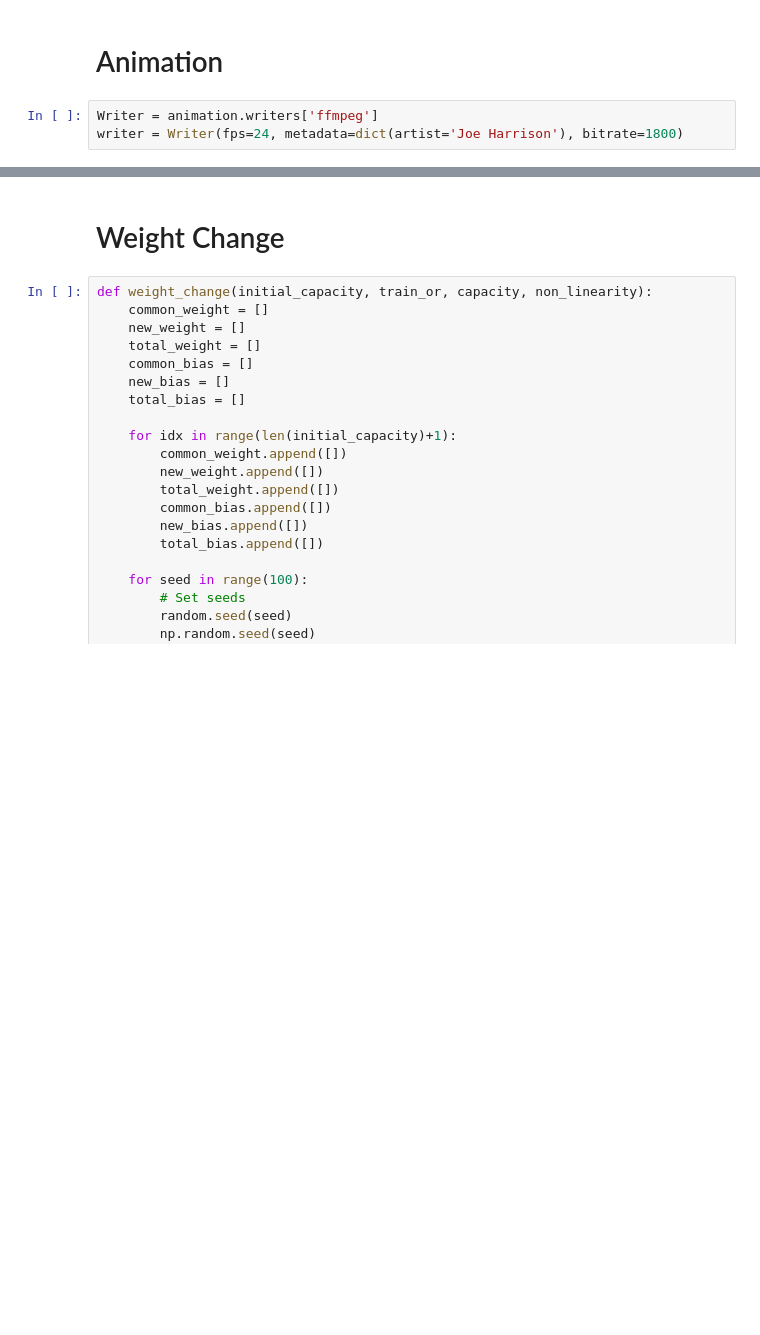
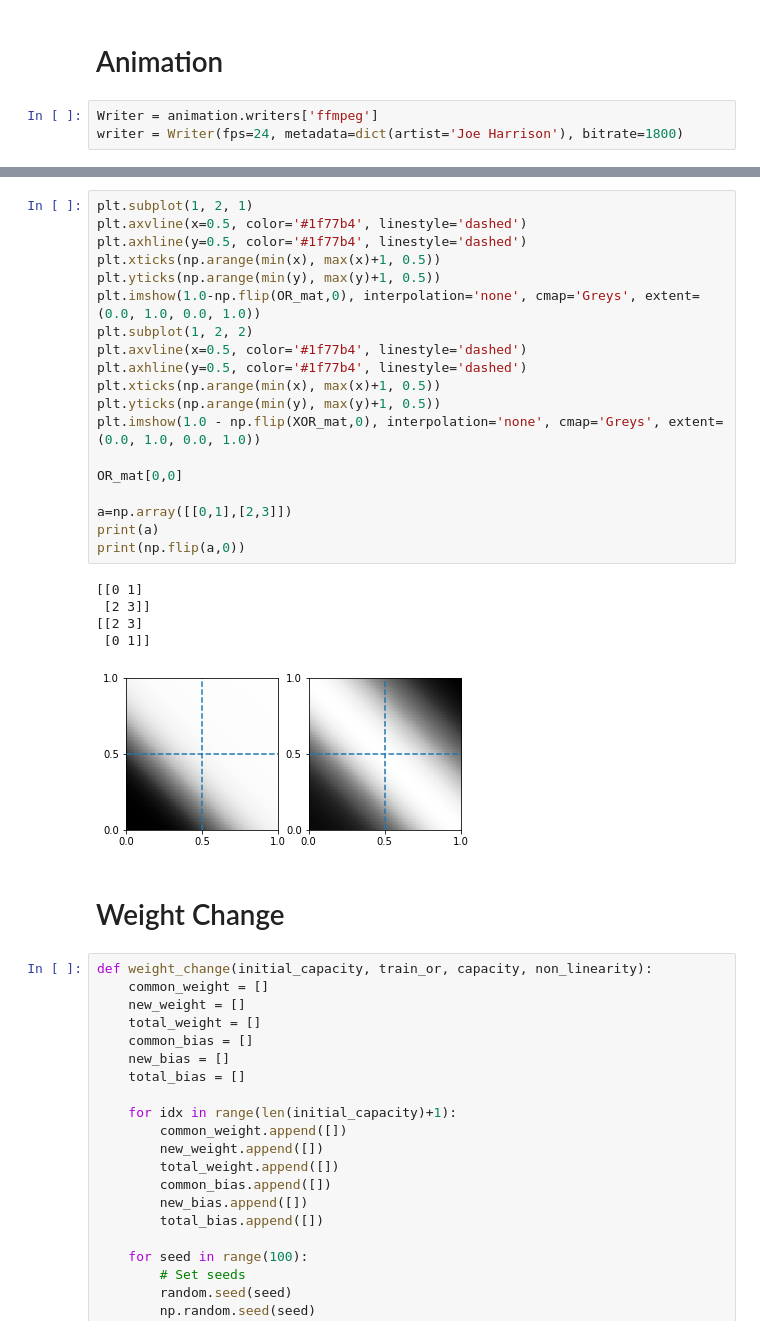
Before and after one commit to JoeHarrison/Thesis, a Jupyter notebook: Experiments/OR-XOR.ipynb, the cells around one changed output, grey strips where cells are left out. Drawn from its saved outputs; the diff is of its cells as text; blank space fills up the shorter version.

```diff
--- a/Experiments/OR-XOR.ipynb
+++ b/Experiments/OR-XOR.ipynb
@@ -413,3 +970,28 @@ KeyboardInterrupt:
+# %%
+plt.subplot(1, 2, 1)
+plt.axvline(x=0.5, color='#1f77b4', linestyle='dashed')
+plt.axhline(y=0.5, color='#1f77b4', linestyle='dashed')
+plt.xticks(np.arange(min(x), max(x)+1, 0.5))
+plt.yticks(np.arange(min(y), max(y)+1, 0.5))
+plt.imshow(1.0-np.flip(OR_mat,0), interpolation='none', cmap='Greys', extent=(0.0, 1.0, 0.0, 1.0))
+plt.subplot(1, 2, 2)
+plt.axvline(x=0.5, color='#1f77b4', linestyle='dashed')
+plt.axhline(y=0.5, color='#1f77b4', linestyle='dashed')
+plt.xticks(np.arange(min(x), max(x)+1, 0.5))
+plt.yticks(np.arange(min(y), max(y)+1, 0.5))
+plt.imshow(1.0 - np.flip(XOR_mat,0), interpolation='none', cmap='Greys', extent=(0.0, 1.0, 0.0, 1.0))
+
+OR_mat[0,0]
+
+a=np.array([[0,1],[2,3]])
+print(a)
+print(np.flip(a,0))
+# %% [output]
+[[0 1]
+ [2 3]]
+[[2 3]
+ [0 1]]
+[figure, added]
 # %% [markdown]
 # Weight Change
 # %%
```
Also changed, not shown: parts of 19 cells of this notebook, 1 other file.
